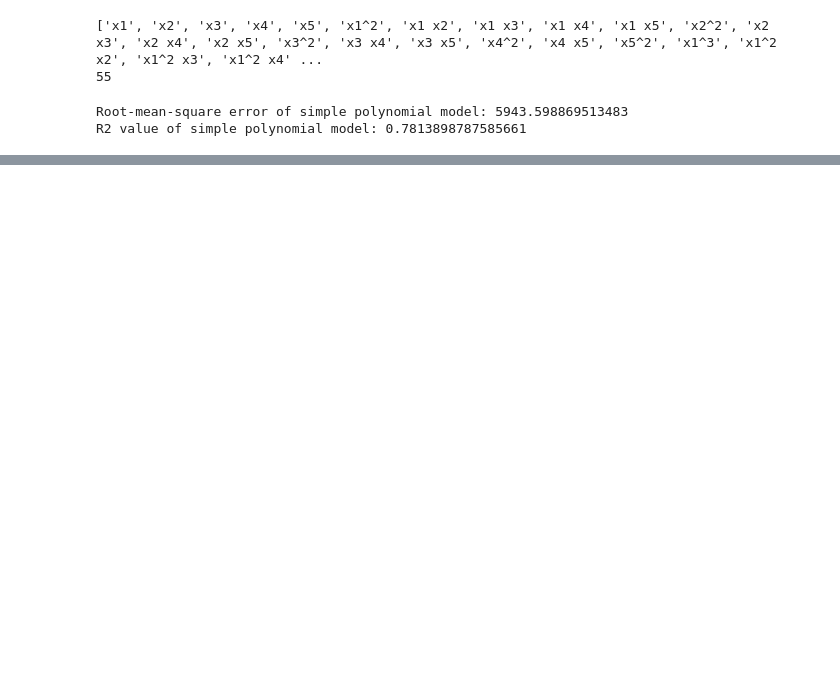
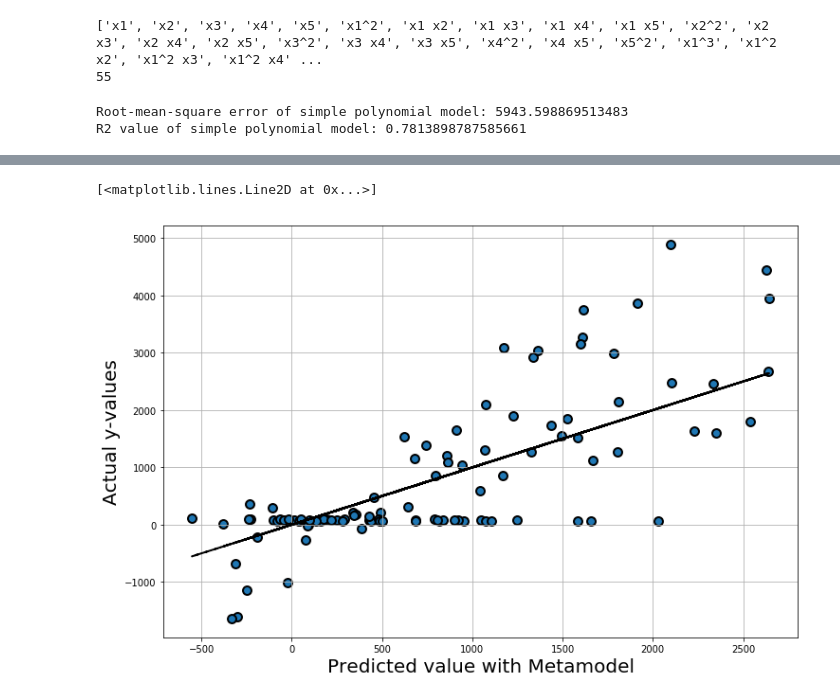
Before and after one commit to unicornionegro/MachineLearningProject, a Jupyter notebook: polynomial.ipynb, the cells around one changed output, grey strips where cells are left out. Saved outputs shown, nothing was run; the diff lists cells and outputs as text; code cells hidden in the pictures; blank space fills up the shorter version.

Commit message:
graphs added

```diff
--- a/polynomial.ipynb
+++ b/polynomial.ipynb
@@ -90,0 +103,10 @@ coeff1[coeff1['Coefficients Metamodel']!=0]
+# %%
+plt.figure(figsize=(12,8))
+plt.xlabel("Predicted value with Metamodel",fontsize=20)
+plt.ylabel("Actual y-values",fontsize=20)
+plt.grid(1)
+plt.scatter(y_pred1,y_train,edgecolors=(0,0,0),lw=2,s=80)
+plt.plot(y_pred1,y_pred1, 'k--', lw=2)
+# %% [output]
+[<matplotlib.lines.Line2D at 0x...>]
+[figure, added]
```
Also changed, not shown: parts of 2 cells of this notebook.
